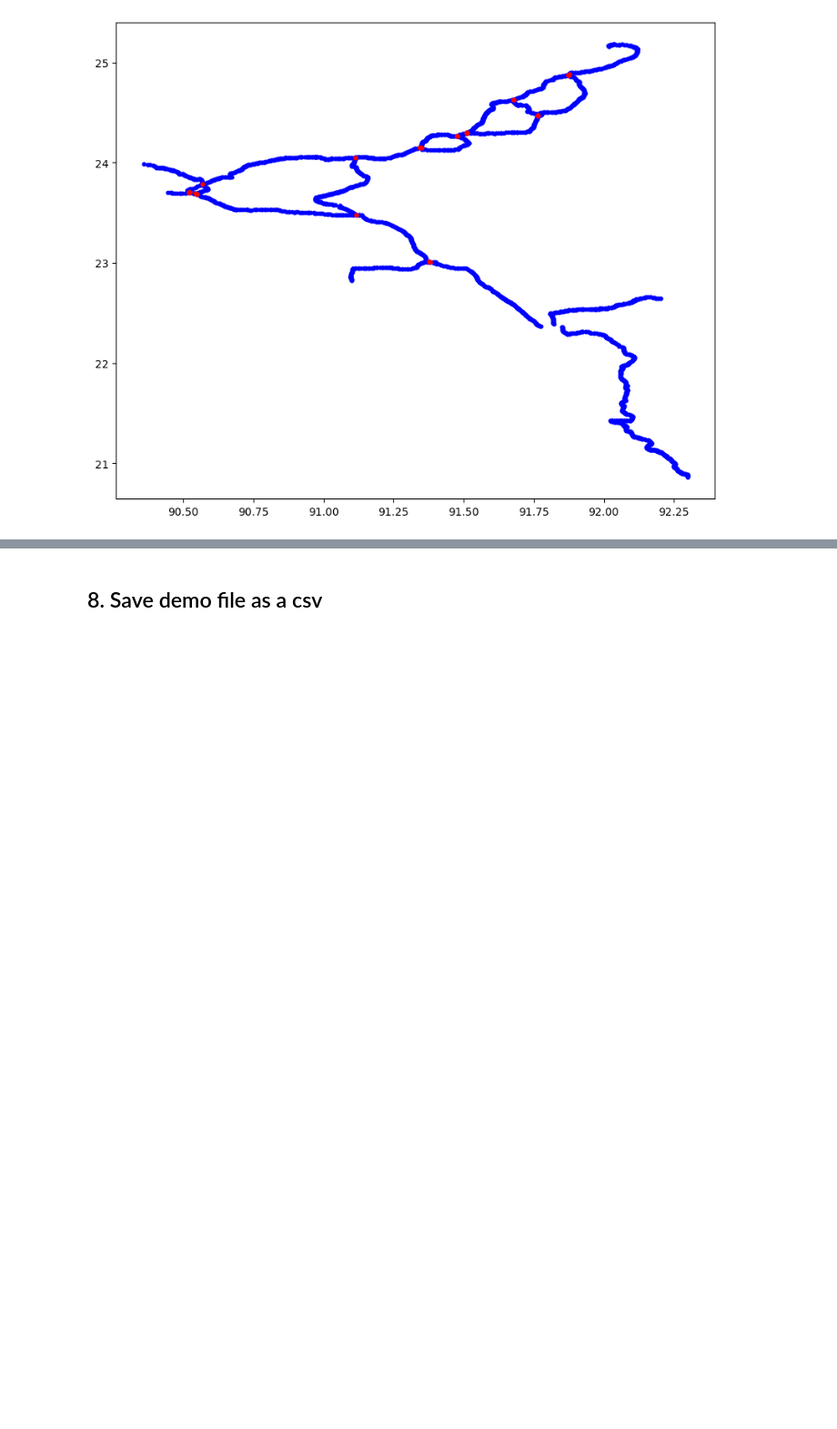
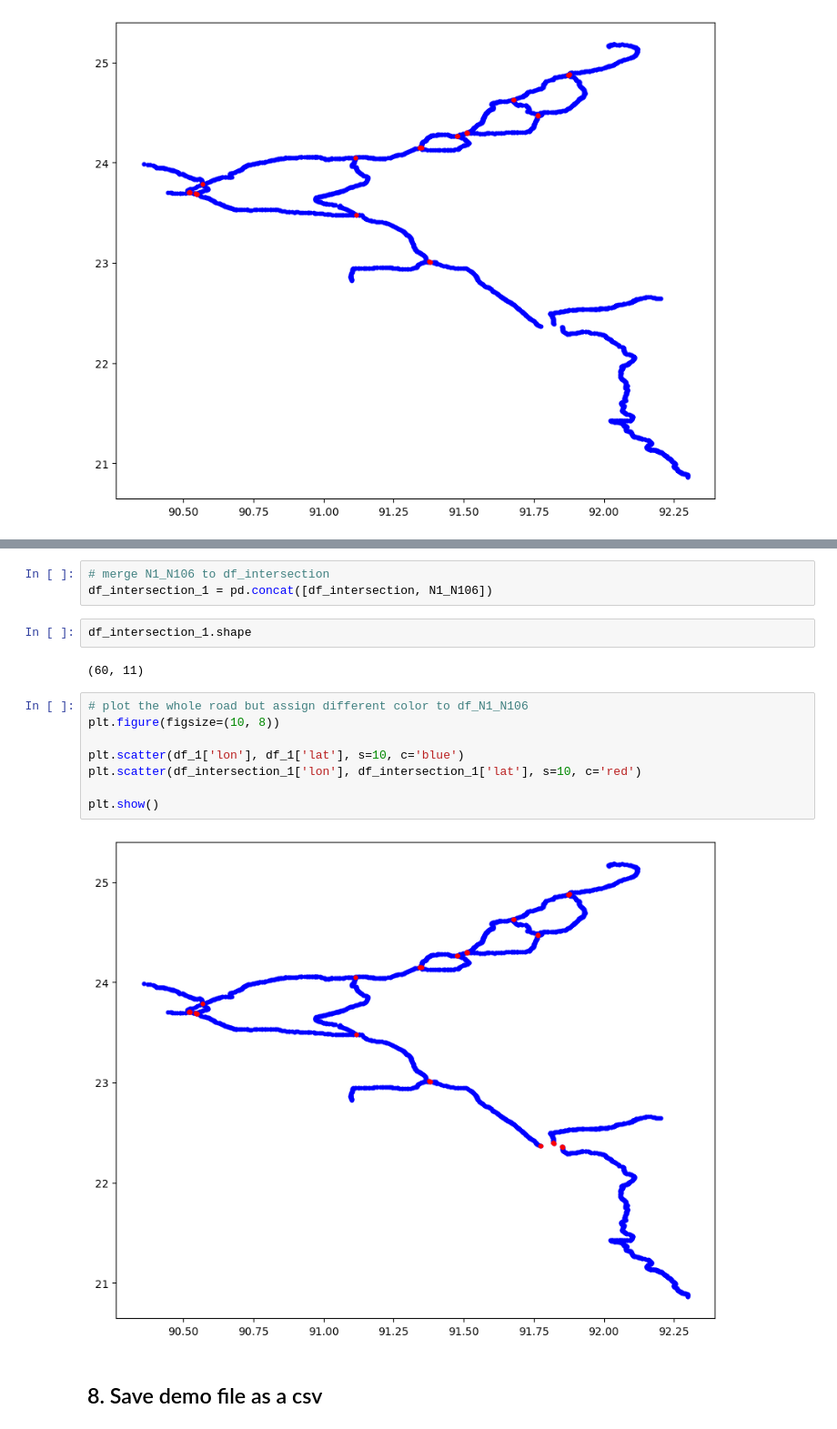
Before and after one commit to daniela1998/Advanced-Simulation-Assignments, a Jupyter notebook: Assignment 3/EPA133a-G16-A3_demo_generator/notebook/CreateDemoFile - Rachel.ipynb, the cells around one changed output, grey strips where cells are left out. Shown at 91% size. Drawn from its saved outputs; the diff is of its cells as text; blank space fills up the shorter version.

Commit message:
All potential intersection is identified, but there's redundancy

```diff
--- a/Assignment 3/EPA133a-G16-A3_demo_generator/notebook/CreateDemoFile - Rachel.ipynb
+++ b/Assignment 3/EPA133a-G16-A3_demo_generator/notebook/CreateDemoFile - Rachel.ipynb
@@ -533,3 +573,20 @@ plt.show()
+# %%
+# merge N1_N106 to df_intersection
+df_intersection_1 = pd.concat([df_intersection, N1_N106])
+# %%
+df_intersection_1.shape
+# %% [output]
+(60, 11)
+# %%
+# plot the whole road but assign different color to df_N1_N106
+plt.figure(figsize=(10, 8))
+
+plt.scatter(df_1['lon'], df_1['lat'], s=10, c='blue')
+plt.scatter(df_intersection_1['lon'], df_intersection_1['lat'], s=10, c='red')
+
+plt.show()
+# %% [output]
+[figure, added]
 # %% [markdown]
 ## 8. Save demo file as a csv
 # %%
```
Also changed, not shown: parts of 6 cells of this notebook.
